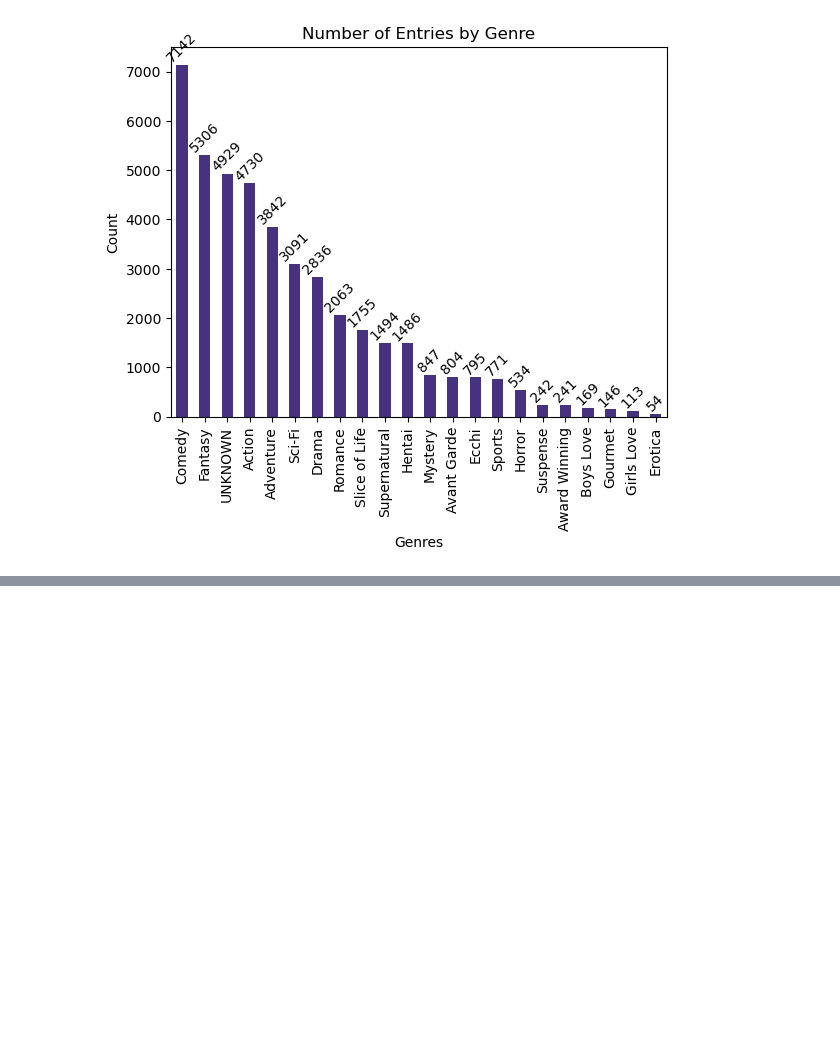
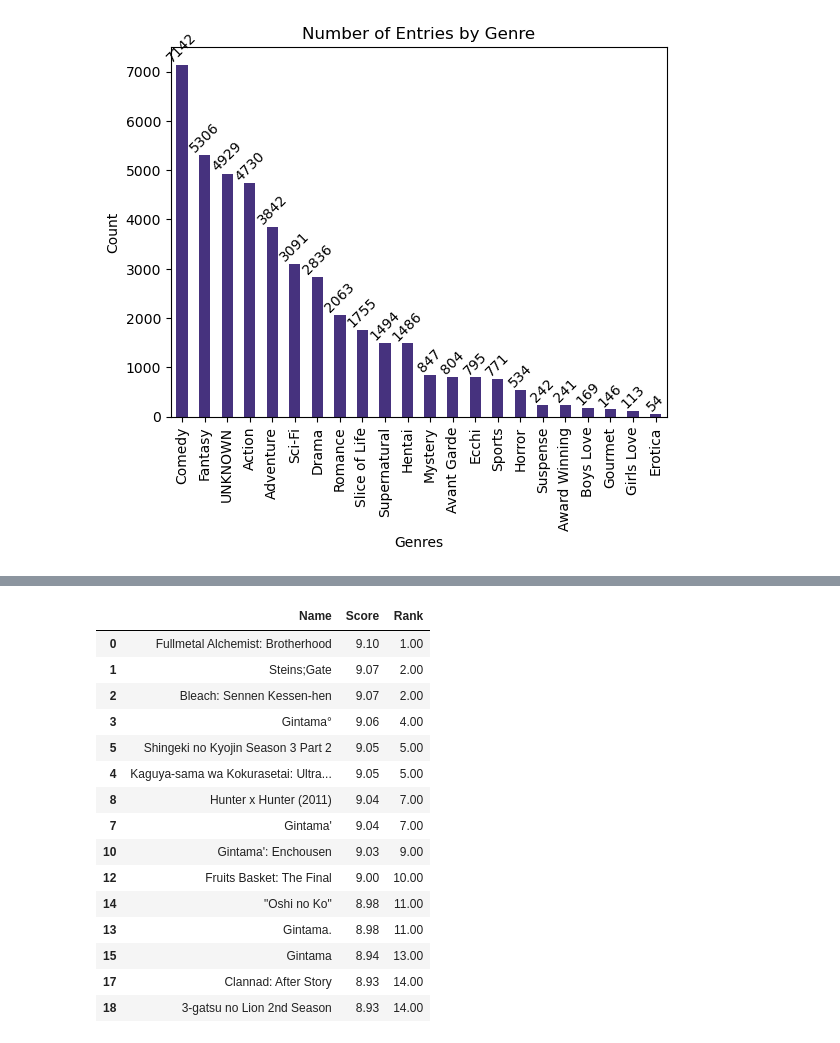
Before and after one commit to santiago20342/python-coruse, a Jupyter notebook: Projects/analysis/kira_anime.ipynb, the cells around one changed output, grey strips where cells are left out. Cells and saved outputs as stored; diff of their text form; code cells hidden in the pictures; blank space fills up the shorter version.

```diff
--- a/Projects/analysis/kira_anime.ipynb
+++ b/Projects/analysis/kira_anime.ipynb
@@ -258,0 +275,4 @@ unknown_anime.head(20)
+# %%
+#dropping NaN values
+data_ranking = data.dropna(subset=['Score'])
+data_ranking[['Name','Score','Studios']]
@@ -258,0 +293,6 @@ unknown_anime.head(20)
+# %%
+#Ordering the data by score
+data_ranking = data_ranking.sort_values(by='Score',ascending=False)
+#rest index
+data_ranking = data_ranking.reset_index(drop=True)
+data_ranking[['Name','Score','Studios']]
@@ -258,0 +320,5 @@ unknown_anime.head(20)
+# %%
+#going to filter the data by type
+#Filtering the data by type
+data_ranking = data_ranking[data_ranking['Type'] == ('TV' or 'Movie')]
+data_ranking[['Name','Score','Studios']]
@@ -258,0 +339,24 @@ unknown_anime.head(20)
+# %%
+#Create a new column 'rank' based on the 'Score' column
+data_ranking['Rank'] = data_ranking['Score'].rank(ascending=False, method='min')
+# Sort the DataFrame by 'Rank' in ascending order
+data_ranking = data_ranking.sort_values(by='Rank')
+# Display the first few rows of the DataFrame
+data_ranking[['Name', 'Score', 'Rank']].head(15)
+# %% [output]
+|  | Name | Score | Rank |
+| 0 | Fullmetal Alchemist: Brotherhood | 9.10 | 1.00 |
+| 1 | Steins;Gate | 9.07 | 2.00 |
+| 2 | Bleach: Sennen Kessen-hen | 9.07 | 2.00 |
+| 3 | Gintama° | 9.06 | 4.00 |
+| 5 | Shingeki no Kyojin Season 3 Part 2 | 9.05 | 5.00 |
+| 4 | Kaguya-sama wa Kokurasetai: Ultra... | 9.05 | 5.00 |
+| 8 | Hunter x Hunter (2011) | 9.04 | 7.00 |
+| 7 | Gintama' | 9.04 | 7.00 |
+| 10 | Gintama': Enchousen | 9.03 | 9.00 |
+| 12 | Fruits Basket: The Final | 9.00 | 10.00 |
+| 14 | "Oshi no Ko" | 8.98 | 11.00 |
+| 13 | Gintama. | 8.98 | 11.00 |
+| 15 | Gintama | 8.94 | 13.00 |
+| 17 | Clannad: After Story | 8.93 | 14.00 |
+| 18 | 3-gatsu no Lion 2nd Season | 8.93 | 14.00 |
```
Also changed, not shown: parts of 16 cells of this notebook.
